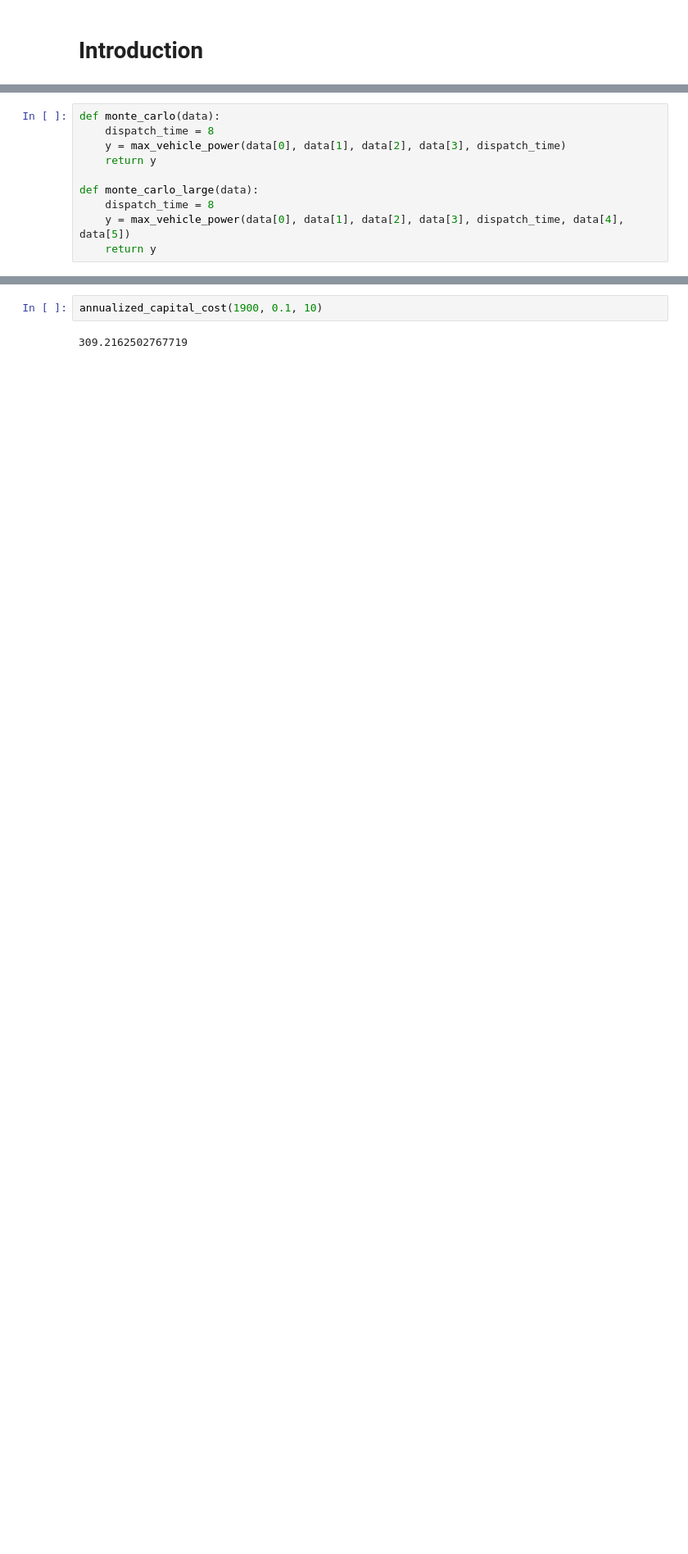
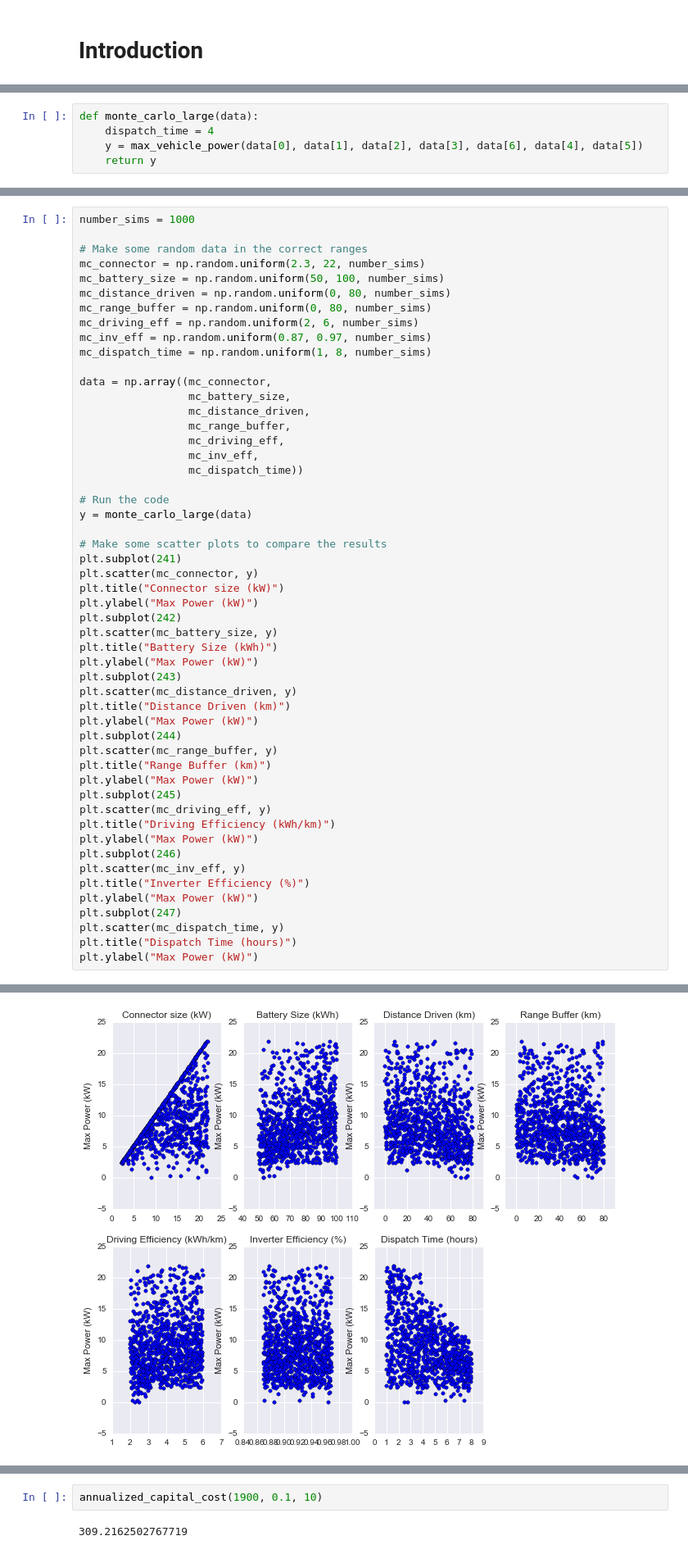
Before and after one commit to SALib/SATut, a Jupyter notebook: Using SA to Interrogate Models/Using Sensitivity Analysis.ipynb, the cells around one changed output, grey strips where cells are left out. Shown: that part at 82% size. Saved outputs shown, nothing was run; the diff lists cells and outputs as text; blank space fills up the shorter version.

```diff
--- a/Using SA to Interrogate Models/Using Sensitivity Analysis.ipynb
+++ b/Using SA to Interrogate Models/Using Sensitivity Analysis.ipynb
@@ -151,10 +80,0 @@ def plot_power(connector, battery_size, distance_driven, range_buffer):
-# %%
-def monte_carlo(data):
-    dispatch_time = 8
-    y = max_vehicle_power(data[0], data[1], data[2], data[3], dispatch_time)
-    return y
-
-def monte_carlo_large(data):
-    dispatch_time = 8
-    y = max_vehicle_power(data[0], data[1], data[2], data[3], dispatch_time, data[4], data[5])
-    return y
@@ -258,0 +202,5 @@ p = mp.horizontal_bar_plot(ax2, Si)
+# %%
+def monte_carlo_large(data):
+    dispatch_time = 4
+    y = max_vehicle_power(data[0], data[1], data[2], data[3], data[6], data[4], data[5])
+    return y
@@ -258,0 +213,53 @@ p = mp.horizontal_bar_plot(ax2, Si)
+# %%
+number_sims = 1000
+
+# Make some random data in the correct ranges
+mc_connector = np.random.uniform(2.3, 22, number_sims)
+mc_battery_size = np.random.uniform(50, 100, number_sims)
+mc_distance_driven = np.random.uniform(0, 80, number_sims)
+mc_range_buffer = np.random.uniform(0, 80, number_sims)
+mc_driving_eff = np.random.uniform(2, 6, number_sims)
+mc_inv_eff = np.random.uniform(0.87, 0.97, number_sims)
+mc_dispatch_time = np.random.uniform(1, 8, number_sims)
+
+data = np.array((mc_connector,
+                 mc_battery_size,
+                 mc_distance_driven,
+                 mc_range_buffer,
+                 mc_driving_eff,
+                 mc_inv_eff,
+                 mc_dispatch_time))
+
+# Run the code
+y = monte_carlo_large(data)
+
+# Make some scatter plots to compare the results
+plt.subplot(241)
+plt.scatter(mc_connector, y)
+plt.title("Connector size (kW)")
+plt.ylabel("Max Power (kW)")
+plt.subplot(242)
+plt.scatter(mc_battery_size, y)
+plt.title("Battery Size (kWh)")
+plt.ylabel("Max Power (kW)")
+plt.subplot(243)
+plt.scatter(mc_distance_driven, y)
+plt.title("Distance Driven (km)")
+plt.ylabel("Max Power (kW)")
+plt.subplot(244)
+plt.scatter(mc_range_buffer, y)
+plt.title("Range Buffer (km)")
+plt.ylabel("Max Power (kW)")
+plt.subplot(245)
+plt.scatter(mc_driving_eff, y)
+plt.title("Driving Efficiency (kWh/km)")
+plt.ylabel("Max Power (kW)")
+plt.subplot(246)
+plt.scatter(mc_inv_eff, y)
+plt.title("Inverter Efficiency (%)")
+plt.ylabel("Max Power (kW)")
+plt.subplot(247)
+plt.scatter(mc_dispatch_time, y)
+plt.title("Dispatch Time (hours)")
+plt.ylabel("Max Power (kW)")
+# %% [output]
@@ -258,0 +267 @@ p = mp.horizontal_bar_plot(ax2, Si)
+[figure, added]
```
Also changed, not shown: parts of 46 cells of this notebook.
